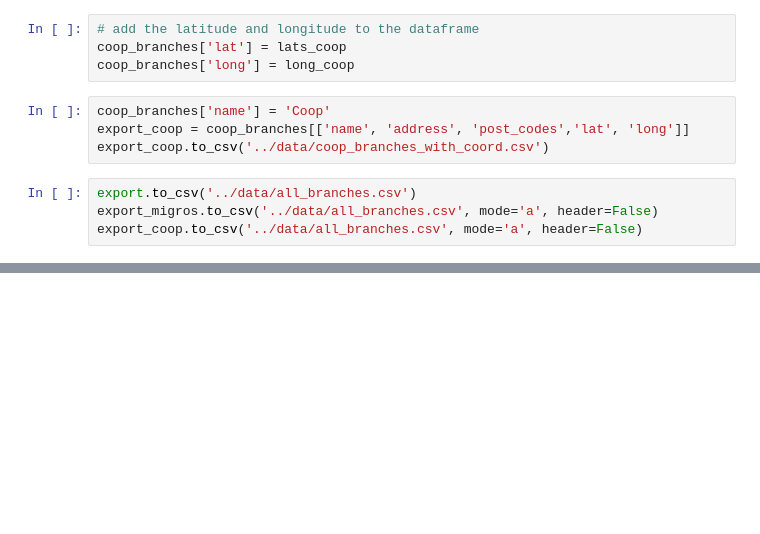
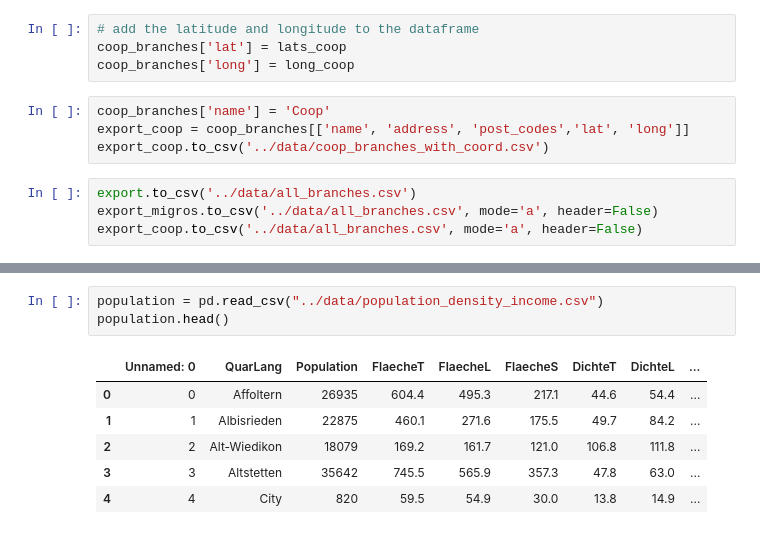
Before and after one commit to alexandraciobica/denner-challenge, a Jupyter notebook: notebooks/getCoordinatesFromAddress.ipynb, the cells around one changed output, grey strips where cells are left out. Saved outputs shown, nothing was run; the diff lists cells and outputs as text; blank space fills up the shorter version.

```diff
--- a/notebooks/getCoordinatesFromAddress.ipynb
+++ b/notebooks/getCoordinatesFromAddress.ipynb
@@ -303,0 +358,10 @@ post_dict = {
+# %%
+population = pd.read_csv("../data/population_density_income.csv")
+population.head()
+# %% [output]
+|  | Unnamed: 0 | QuarLang | Population | FlaecheT | FlaecheL | FlaecheS | DichteT | DichteL | ... |
+| 0 | 0 | Affoltern | 26935 | 604.4 | 495.3 | 217.1 | 44.6 | 54.4 | ... |
+| 1 | 1 | Albisrieden | 22875 | 460.1 | 271.6 | 175.5 | 49.7 | 84.2 | ... |
+| 2 | 2 | Alt-Wiedikon | 18079 | 169.2 | 161.7 | 121.0 | 106.8 | 111.8 | ... |
+| 3 | 3 | Altstetten | 35642 | 745.5 | 565.9 | 357.3 | 47.8 | 63.0 | ... |
+| 4 | 4 | City | 820 | 59.5 | 54.9 | 30.0 | 13.8 | 14.9 | ... |
```
Also changed, not shown: parts of 19 cells of this notebook, 2 other files.
